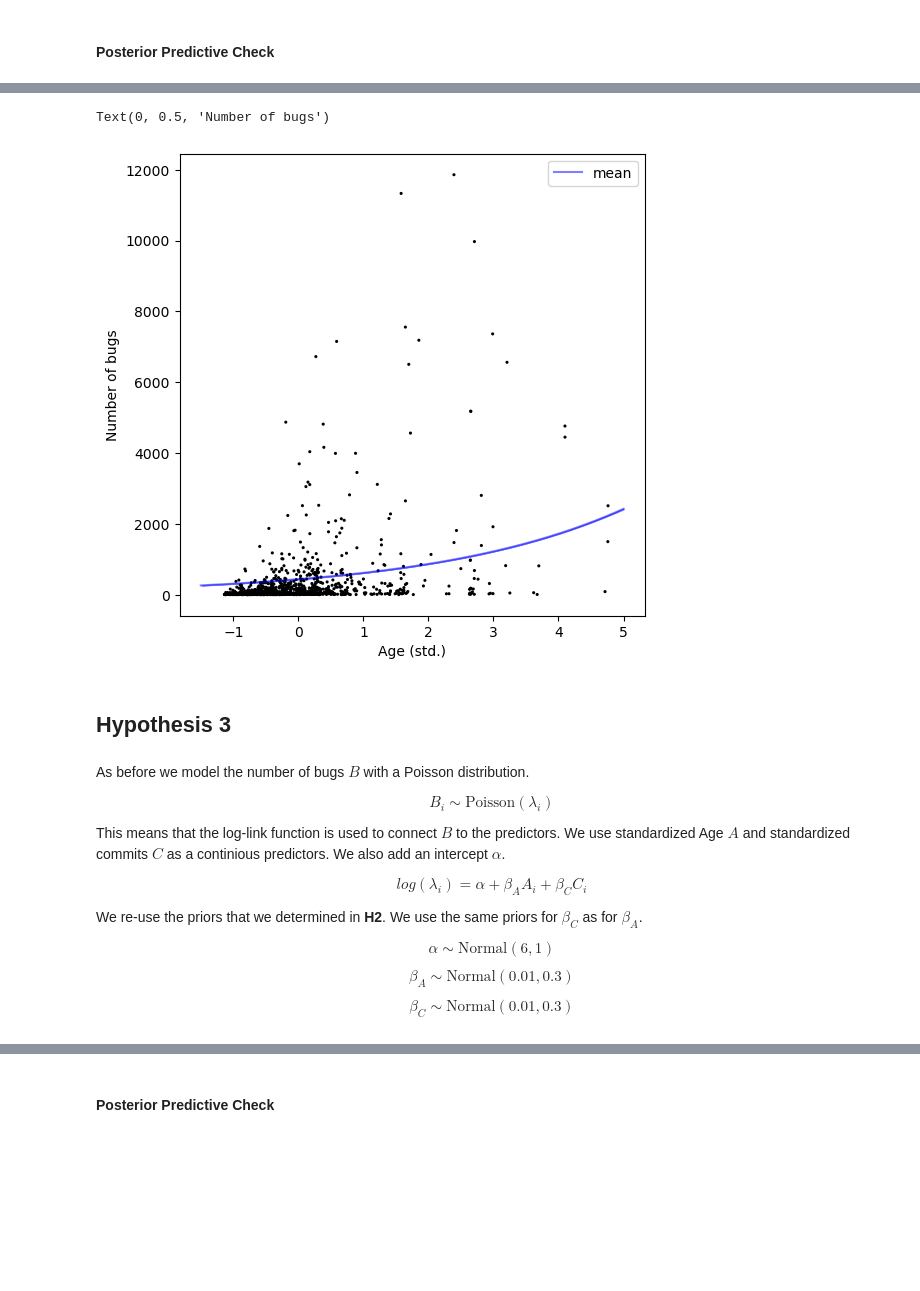
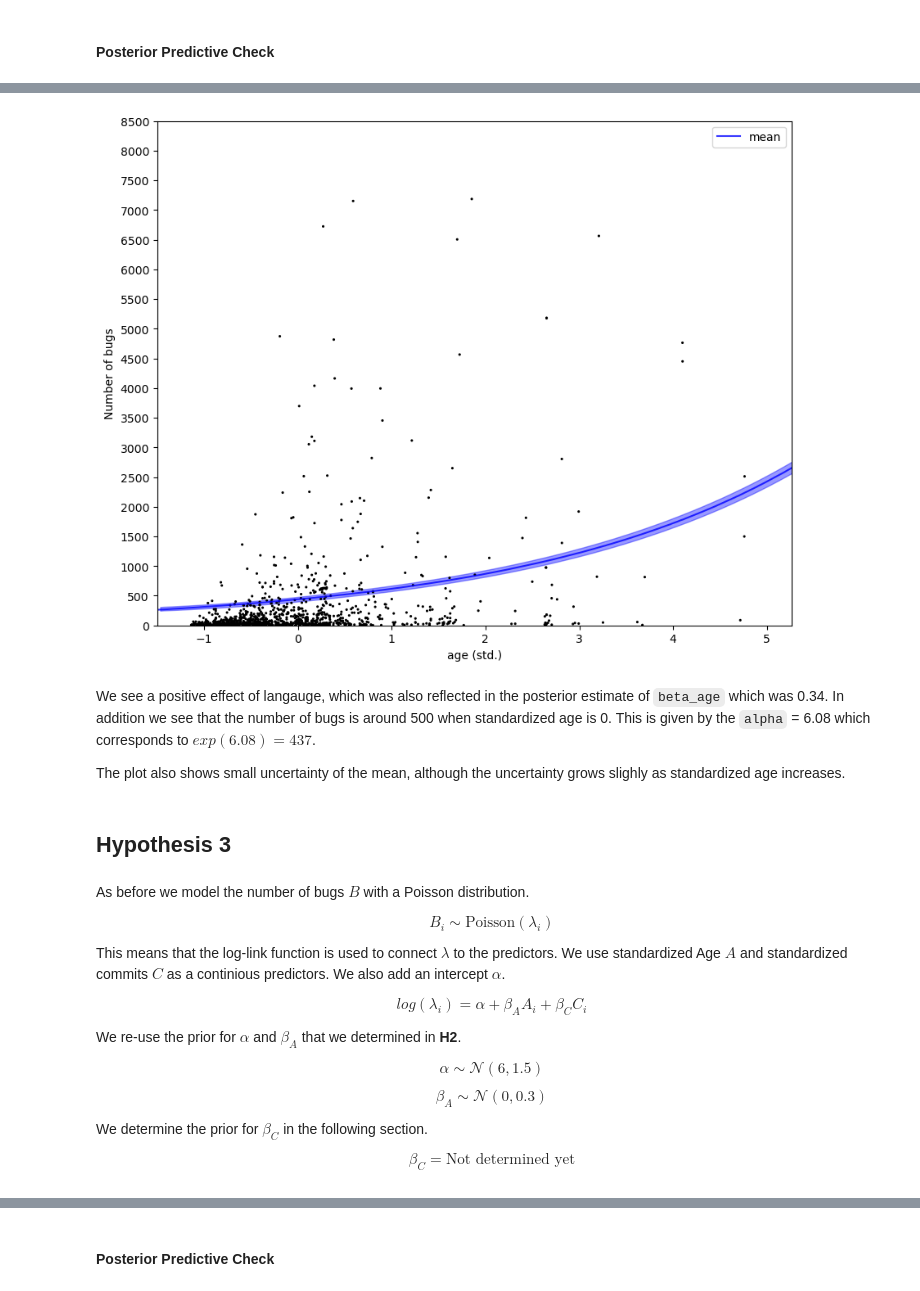
Before and after one commit to ah140797/PPExam24, a Jupyter notebook: anders.ipynb, the cells around one changed output, grey strips where cells are left out. Drawn from its saved outputs; the diff is of its cells as text; code cells hidden in the pictures; blank space fills up the shorter version.

```diff
--- a/anders.ipynb
+++ b/anders.ipynb
@@ -200,6 +158,7 @@ We therefore define the prior for $\beta_{L[i]}$ to be $\mathrm{Normal}(0, 1)$.
 We factorise the language column, so it can fit in the model.
 # %%
 language_idx, languages = pd.factorize(df.language)
+project_type_idx, project_types = pd.factorize(df.project_type)
 # %%
 def create_model_h1(alpha_mu_prior, alpha_sigma_prior, beta_mu_prior, beta_sigma_prior, save_name='', save=False):
   '''
@@ -208,12 +167,14 @@ def create_model_h1(alpha_mu_prior, alpha_sigma_prior, beta_mu_prior, beta_sigma
   with pm.Model() as model:
       # Priors
       alpha = pm.Normal("alpha", mu=alpha_mu_prior, sigma=alpha_sigma_prior)
-      beta = pm.Normal('beta',  mu=beta_mu_prior, sigma=beta_sigma_prior, shape=languages.size)
+      beta_language = pm.Normal('beta_language',  mu=beta_mu_prior, sigma=beta_sigma_prior, shape=languages.size)
+      beta_project_type = pm.Normal('beta_project_type',  mu=beta_mu_prior, sigma=beta_sigma_prior, shape=project_types.size)
 
       #We add language_ids as mutable data so we can change it later in posterior predictions
       language_ids = pm.Data('language_ids', language_idx, mutable=True)
+      project_type_ids = pm.Data('project_type_ids', project_type_idx, mutable=True)
 
-      lam = pm.Deterministic('lam', pm.math.exp(alpha + beta[language_ids]))
+      lam = pm.Deterministic('lam', pm.math.exp(alpha + beta_language[language_ids] + beta_project_type[project_type_ids]))
       B = pm.Poisson('B', mu=lam, observed=df.bugs)
 
       #Sample posterior and prior predictive
@@ -424,7 +456,8 @@ def create_model_h2(alpha_mu_prior, alpha_sigma_prior, beta_mu_prior, beta_sigma
 
   return trace, model
 # %%
-h2_idata, h2_model = create_model_h2(6, 1, 0.01, 0.3)
+h2_idata, h2_model = create_model_h2(6, 1.5,
+                                     0, 0.3)
 # %% [output]
 Auto-assigning NUTS sampler...
 Initializing NUTS using jitter+adapt_diag...
@@ -479,7 +533,11 @@ x_seq = np.linspace(-1.5, 5, n_points)
 # %%
+n_points = len(df)
+print(f'Number of points sampled: {n_points}')
+x_seq = np.linspace(-1.5, 13, n_points)
+
 with h2_model:
     pm.set_data({"age_std": x_seq})
-    post_pred_lam_h2 = pm.sample_posterior_predictive(h2_idata, var_names=["lam"])['posterior_predictive']['lam']
+    post_pred_lam_h2 = pm.sample_posterior_predictive(h2_idata, var_names=["B"])['posterior_predictive']['B']
 
 post_pred_lam_h2_mean = post_pred_lam_h2.mean(["chain", "draw"])
 # %% [output]
@@ -526,27 +588,26 @@ Text(0, 0.5, 'Number of bugs')
 # %%
-plt.figure(figsize=(6,6))
+plt.figure(figsize=(10,8))
 
-#scale pareto-k values by their max and changing make them nice to plot
-pareto_k /= pareto_k.max()
-pareto_k_size = 250 * pareto_k
 
-#Get the 5 data points with the largest pareto_k_values
-top_indices = np.argsort(pareto_k)[-5:][::-1]
-top_data_points = df.iloc[top_indices]
-
-df_without_top5 = df.drop(top_indices)
+pareto_k_size_without_top = np.delete(pareto_k_size, top_indices)
+df_without_top = df.drop(top_indices)
 
 az.plot_hdi(x_seq, post_pred_lam_h2, color = 'b', fill_kwargs={'alpha': 0.4}, ax=plt)
-plt.plot(x_seq, post_pred_lam_h2_mean, color = 'b', alpha=0.5, label='mean')
-plt.scatter(df_without_top5.age_std, df_without_top5.bugs, facecolors='none', s=1.5, edgecolors='k', lw=1)
-
+plt.plot(x_seq, post_pred_lam_h2_mean, color = 'b', alpha=0.8, label='mean')
+plt.scatter(df_without_top.age_std, df_without_top.bugs, facecolors='none', s=1.5, edgecolors='k', lw=1)
 
 plt.legend()
-plt.xlabel('Age (std.)')
+plt.xlim(-1.5, max(df_without_top.age_std)+0.5)
+plt.ylim(0,8500)
+plt.xlabel('age (std.)')
 plt.ylabel('Number of bugs')
+plt.yticks(np.arange(0, 9000, 500));
 # %% [output]
-Text(0, 0.5, 'Number of bugs')
-[figure, old version]
+[figure, new version]
+# %% [markdown]
+We see a positive effect of langauge, which was also reflected in the posterior estimate of `beta_age` which was 0.34. In addition we see that the number of bugs is around 500 when standardized age is 0. This is given by the `alpha` = 6.08 which corresponds to $exp(6.08) = 437$.
+
+The plot also shows small uncertainty of the mean, although the uncertainty grows slighly as standardized age increases.
 # %% [markdown]
 ## Hypothesis 3
 # %% [markdown]
@@ -556,22 +617,24 @@ $$
 B_i \sim \mathrm{Poisson}(\lambda_i)
 $$
 
-This means that the log-link function is used to connect $B$ to the predictors. We use standardized Age $A$ and standardized commits $C$ as a continious predictors. We also add an intercept $\alpha$.
+This means that the log-link function is used to connect $\lambda$ to the predictors. We use standardized Age $A$ and standardized commits $C$ as a continious predictors. We also add an intercept $\alpha$.
 
 $$
 log(\lambda_i) = \alpha + \beta_{A}A_i + \beta_{C}C_i
 $$
 
-We re-use the priors that we determined in **H2**. We use the same priors for $\beta_C$ as for $\beta_A$.
+We re-use the prior for $\alpha$ and  $\beta_A$ that we determined in **H2**.
 
 $$
-\alpha \sim \mathrm{Normal}(6, 1)
+\alpha \sim \mathcal{N}(6, 1.5)
 $$
 
 $$
-\beta_A \sim \mathrm{Normal}(0.01, 0.3)
+\beta_A \sim \mathcal{N}(0, 0.3)
 $$
 
+We determine the prior for $\beta_{C}$ in the following section.
+
 $$
-\beta_C \sim \mathrm{Normal}(0.01, 0.3)
+\beta_C = \text{Not determined yet}
 $$
```
Also changed, not shown: parts of 74 cells of this notebook.
